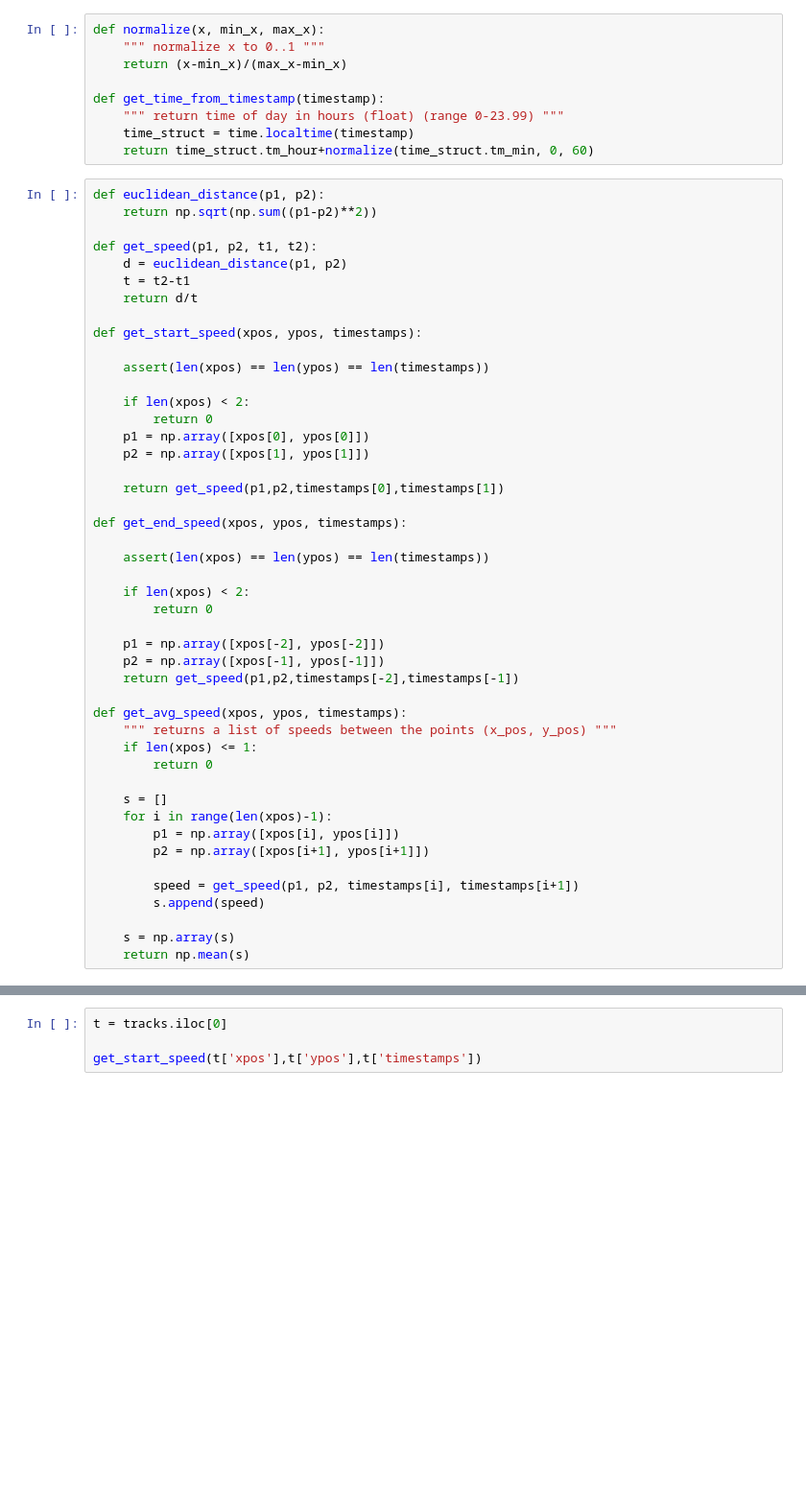
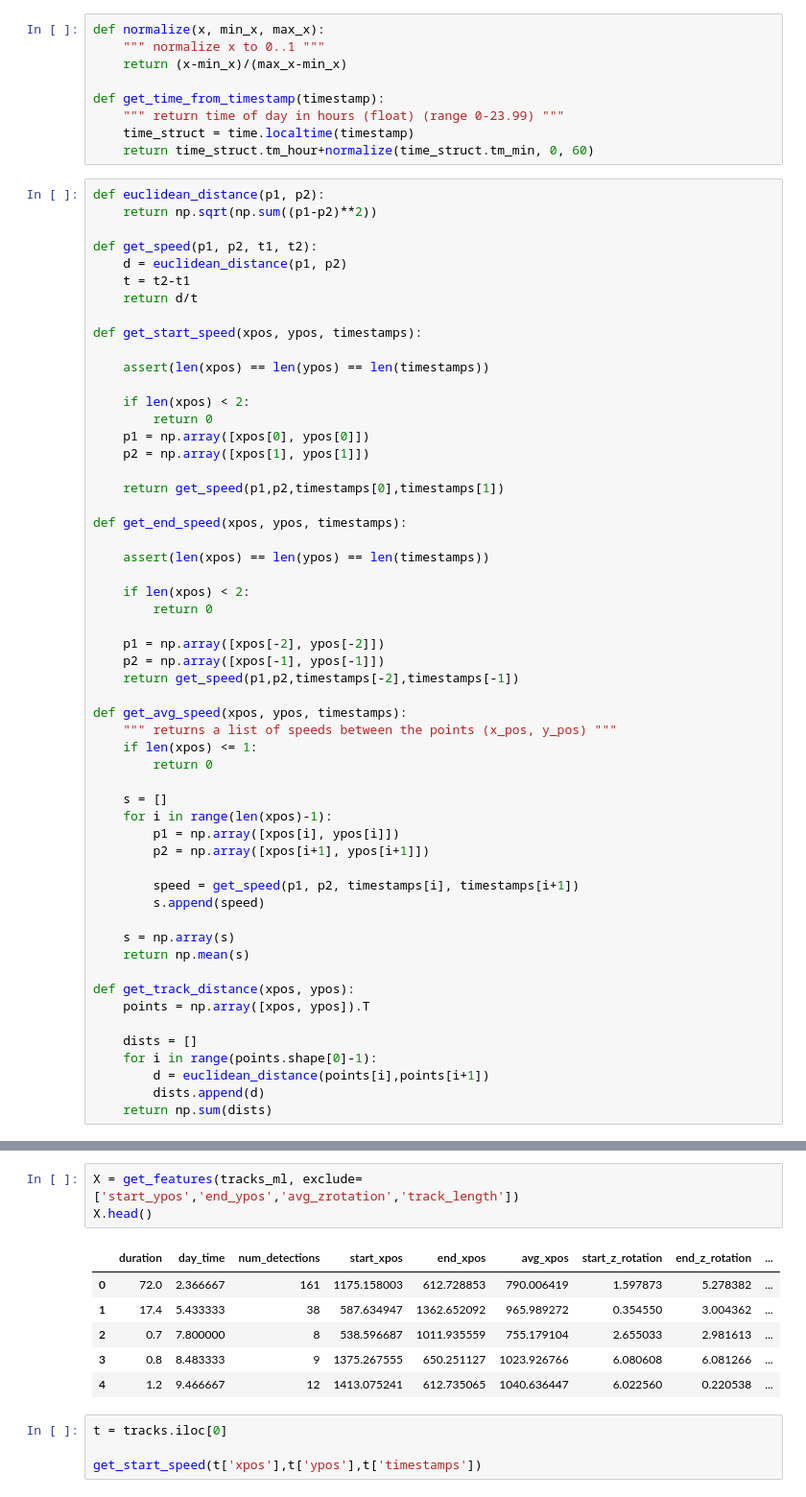
Before and after one commit to tschopo/swp_bioroboticslab, a Jupyter notebook: pipeline_tracking_test_daniel4.ipynb, the cells around one changed output, grey strips where cells are left out. Shown: that part at 96% size. Drawn from its saved outputs; the diff is of its cells as text; blank space fills up the shorter version.

```diff
--- a/pipeline_tracking_test_daniel4.ipynb
+++ b/pipeline_tracking_test_daniel4.ipynb
@@ -649,4 +649,13 @@ def get_avg_speed(xpos, ypos, timestamps):
 
     s = np.array(s)
     return np.mean(s)
+
+def get_track_distance(xpos, ypos):
+    points = np.array([xpos, ypos]).T
+
+    dists = []
+    for i in range(points.shape[0]-1):
+        d = euclidean_distance(points[i],points[i+1])
+        dists.append(d)
+    return np.sum(dists)
 # %%
@@ -695,3 +734,13 @@ tracks_features.head()
+# %%
+X = get_features(tracks_ml, exclude=['start_ypos','end_ypos','avg_zrotation','track_length'])
+X.head()
+# %% [output]
+|  | duration | day_time | num_detections | start_xpos | end_xpos | avg_xpos | start_z_rotation | end_z_rotation | ... |
+| 0 | 72.0 | 2.366667 | 161 | 1175.158003 | 612.728853 | 790.006419 | 1.597873 | 5.278382 | ... |
+| 1 | 17.4 | 5.433333 | 38 | 587.634947 | 1362.652092 | 965.989272 | 0.354550 | 3.004362 | ... |
+| 2 | 0.7 | 7.800000 | 8 | 538.596687 | 1011.935559 | 755.179104 | 2.655033 | 2.981613 | ... |
+| 3 | 0.8 | 8.483333 | 9 | 1375.267555 | 650.251127 | 1023.926766 | 6.080608 | 6.081266 | ... |
+| 4 | 1.2 | 9.466667 | 12 | 1413.075241 | 612.735065 | 1040.636447 | 6.022560 | 0.220538 | ... |
 # %%
 t = tracks.iloc[0]
 
```
Also changed, not shown: parts of 3 cells of this notebook.
